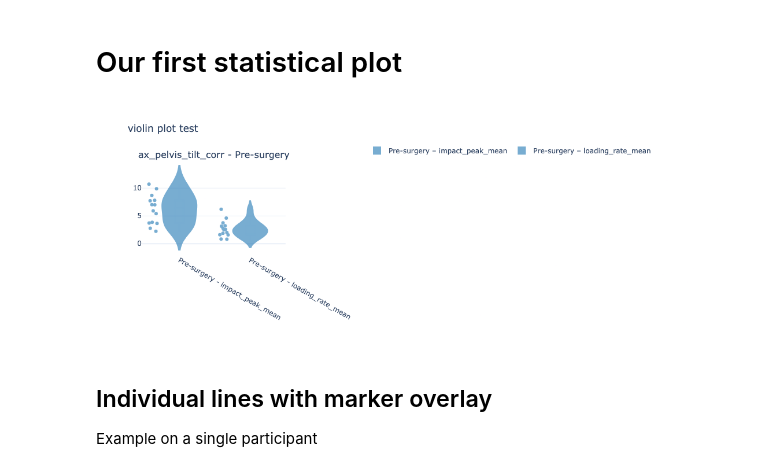
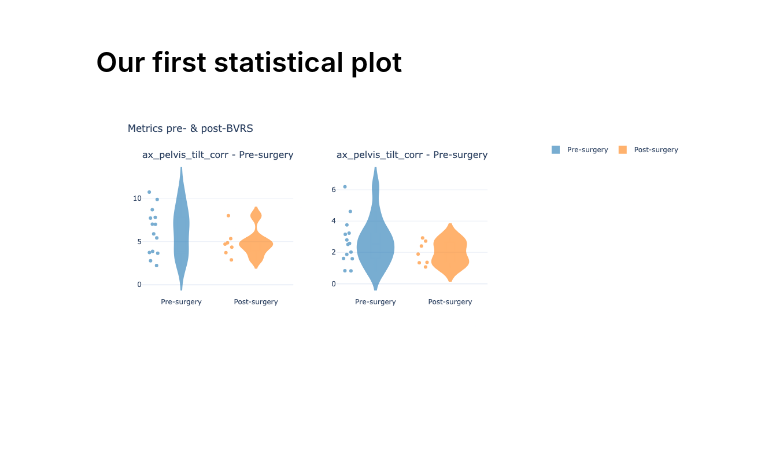
Before and after one commit to jillemmerzaal/biomechoo_ensembler, a Jupyter notebook: main.ipynb, the cells around one changed output. Drawn from its saved outputs; the diff is of its cells as text; code cells hidden in the pictures; blank space fills up the shorter version.

```diff
--- a/main.ipynb
+++ b/main.ipynb
@@ -84,30 +107,38 @@ fig.add_annotation(x=80, y=80, showarrow=False,
 fld = "/Users/Werk/Documents/Postdoc-McGill/breast-reduction/data/stats"
 spec = ConditionSpec(
     source = ConditionSource.FOLDER,
-    conditions = ["Pre-surgery", "Post-Surgery"]
+    conditions = ["Pre-surgery", "Post-surgery"]
 )
 
 channels = ['ax_pelvis_tilt_corr']
 str_match = [r"\b\d{3}[A-Z]{2}\b", r"\b\d{3}[A-Z]{3}\b"]
-# subj_list = ["001CEJ"]
 events = ['impact_peak_mean', 'loading_rate_mean']
 rows = 1
 cols = 3
 # %%
 fig = (
-    Ensembler(in_folder=fld, channels=channels, n_rows = rows,  n_cols =cols, str_match=str_match, condition_spec=spec, events=events)
+    Ensembler(
+        in_folder=fld,  channels=channels,
+        n_rows=rows,  n_cols=cols,
+        str_match=str_match,
+        condition_spec=spec,
+        events=events)
     .add_subplot(PlotSpec(
         channel="ax_pelvis_tilt_corr",
-        condition = "Pre-surgery",
-        companions = ["Post-surgery"],
+        condition = "Pre-surgery", companions = ["Post-surgery"],
         row=1, col=1,
         renderer=ViolinRenderer(),
-        events=events))
-    .build(title="violin plot test")
+        events=['impact_peak_mean'],)
+    )
+    .add_subplot(PlotSpec(
+        channel="ax_pelvis_tilt_corr",
+        condition="Pre-surgery", companions=["Post-surgery"],
+        row=1, col=2,
+        renderer=ViolinRenderer(),
+        events=['loading_rate_mean'])
+    )
+    .build(title="Metrics pre- & post-BVRS")
 )
 fig.show()
 # %% [output]
-[figure, old version]
+[figure, new version]
-# %% [markdown]
-## Individual lines with marker overlay
-Example on a single participant
```
Also changed, not shown: parts of 5 cells of this notebook, 2 other files.
